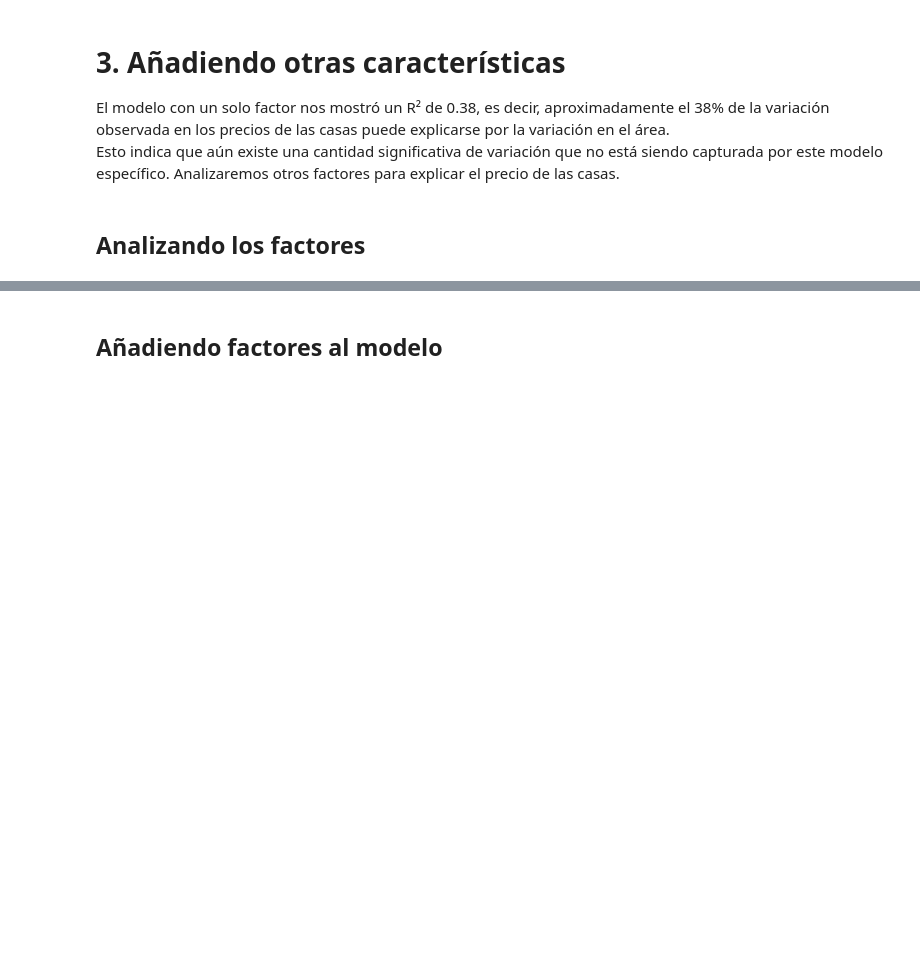
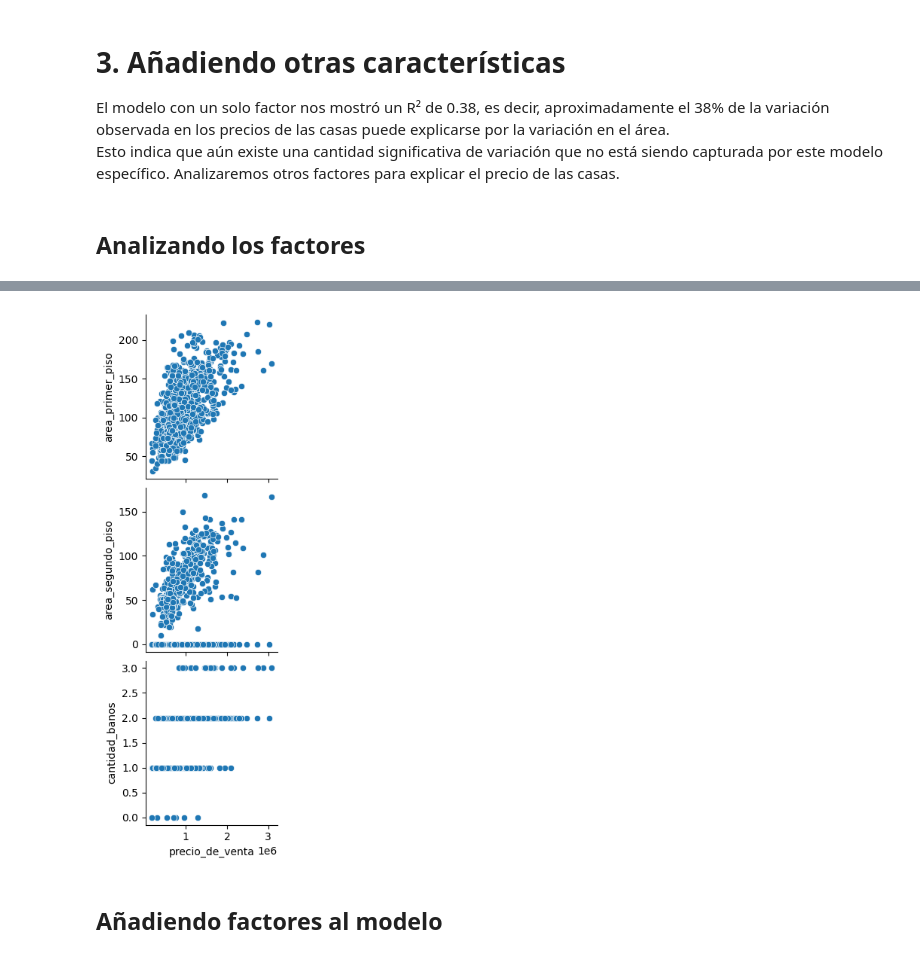
Before and after one commit to FlamInIFabrIzIo/2--curso-DS-Alura-latam, a Jupyter notebook: notebooks/precios_de_inmuebles_regresion_lineal.ipynb, the cells around one changed output, grey strips where cells are left out. Drawn from its saved outputs; the diff is of its cells as text; code cells hidden in the pictures; blank space fills up the shorter version.

Commit message:
avanzamos "04.Estableciendo precios para las casas"

```diff
--- a/notebooks/precios_de_inmuebles_regresion_lineal.ipynb
+++ b/notebooks/precios_de_inmuebles_regresion_lineal.ipynb
@@ -294,5 +298,9 @@ Esto indica que aún existe una cantidad significativa de variación que no est
 # %%
 #Vamos a analizar solamente y_vars='precio_de_venta'
+s.pairplot(datos, y_vars=['area_primer_piso', 'area_segundo_piso', 'cantidad_banos'], x_vars='precio_de_venta')
+plt.show()
+# %% [output]
+[figure, added]
 # %% [markdown]
 ## Añadiendo factores al modelo
 # %%
```
Also changed, not shown: parts of 26 cells of this notebook.
